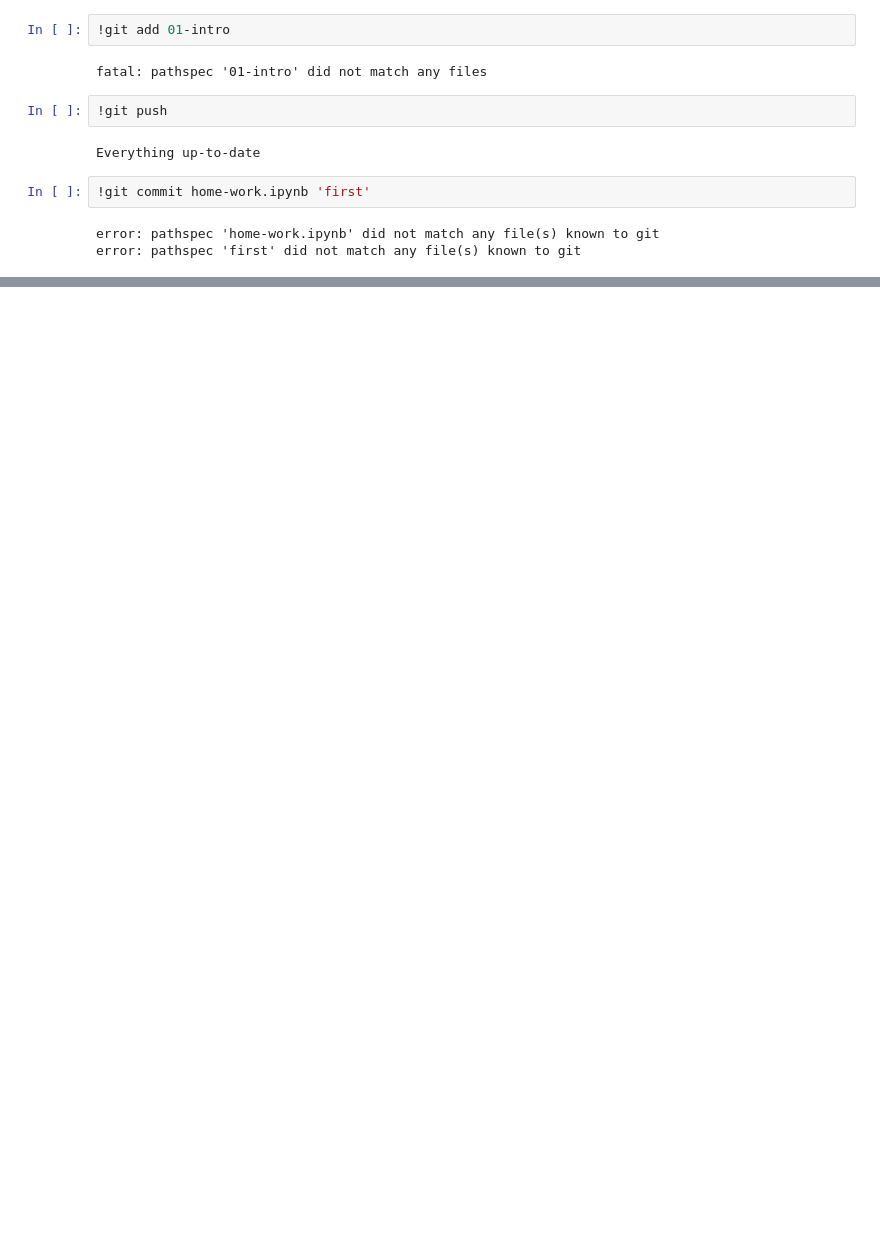
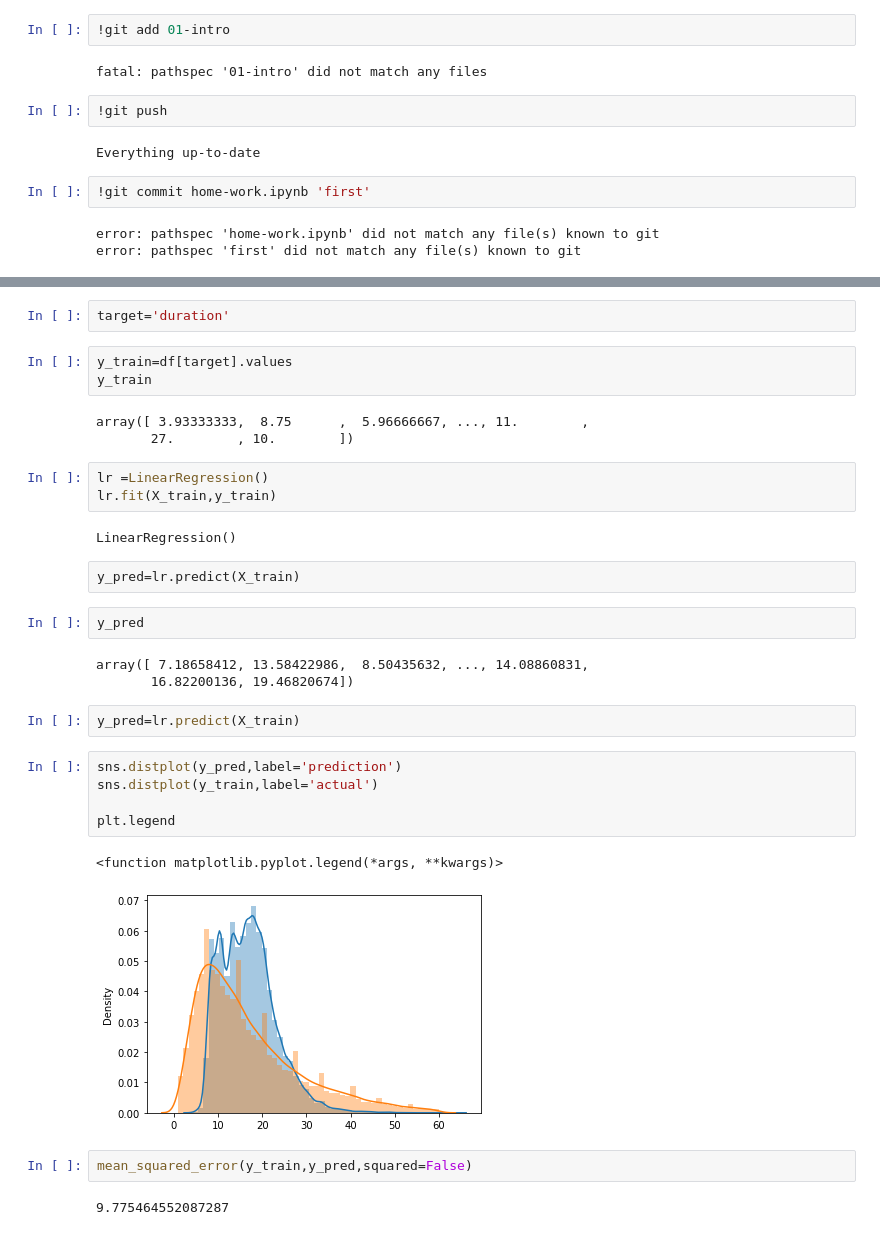
Before and after one commit to KarimHallak/mlops-zoomcamp, a Jupyter notebook: 01-intro/home-work.ipynb, the cells around one changed output, grey strips where cells are left out. Saved outputs shown, nothing was run; the diff lists cells and outputs as text; blank space fills up the shorter version.

```diff
--- a/01-intro/home-work.ipynb
+++ b/01-intro/home-work.ipynb
@@ -61,0 +215,34 @@ error: pathspec 'first' did not match any file(s) known to git
+# %%
+target='duration'
+# %%
+y_train=df[target].values
+y_train
+# %% [output]
+array([ 3.93333333,  8.75      ,  5.96666667, ..., 11.        ,
+       27.        , 10.        ])
+# %%
+lr =LinearRegression()
+lr.fit(X_train,y_train)
+# %% [output]
+LinearRegression()
+# %% [raw]
+y_pred=lr.predict(X_train)
+# %%
+y_pred
+# %% [output]
+array([ 7.18658412, 13.58422986,  8.50435632, ..., 14.08860831,
+       16.82200136, 19.46820674])
+# %%
+y_pred=lr.predict(X_train)
+# %%
+sns.distplot(y_pred,label='prediction')
+sns.distplot(y_train,label='actual')
+
+plt.legend
+# %% [output]
+<function matplotlib.pyplot.legend(*args, **kwargs)>
+[figure, added]
+# %%
+mean_squared_error(y_train,y_pred,squared=False)
+# %% [output]
+9.775464552087287
```
Also changed, not shown: parts of 36 cells of this notebook, 1 other file.
